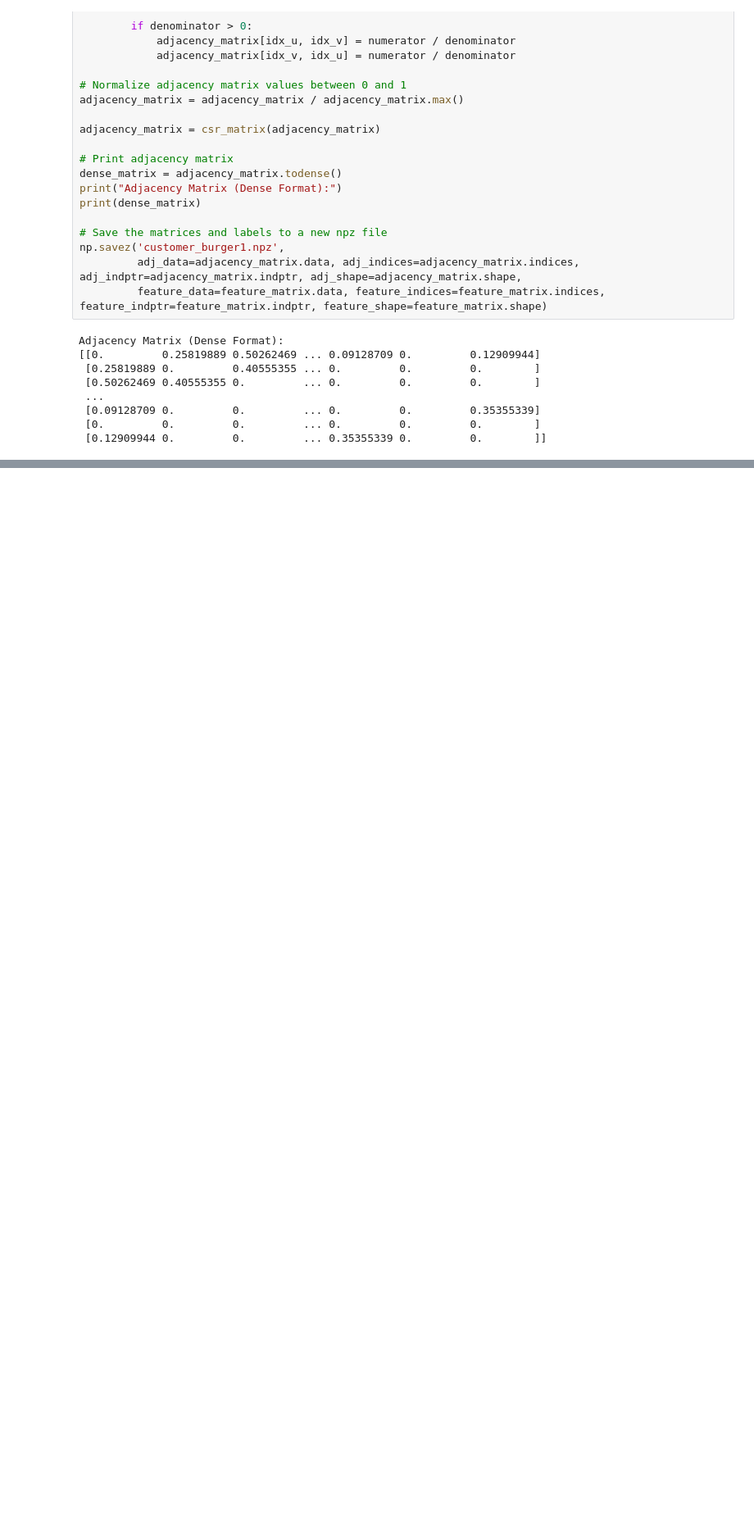
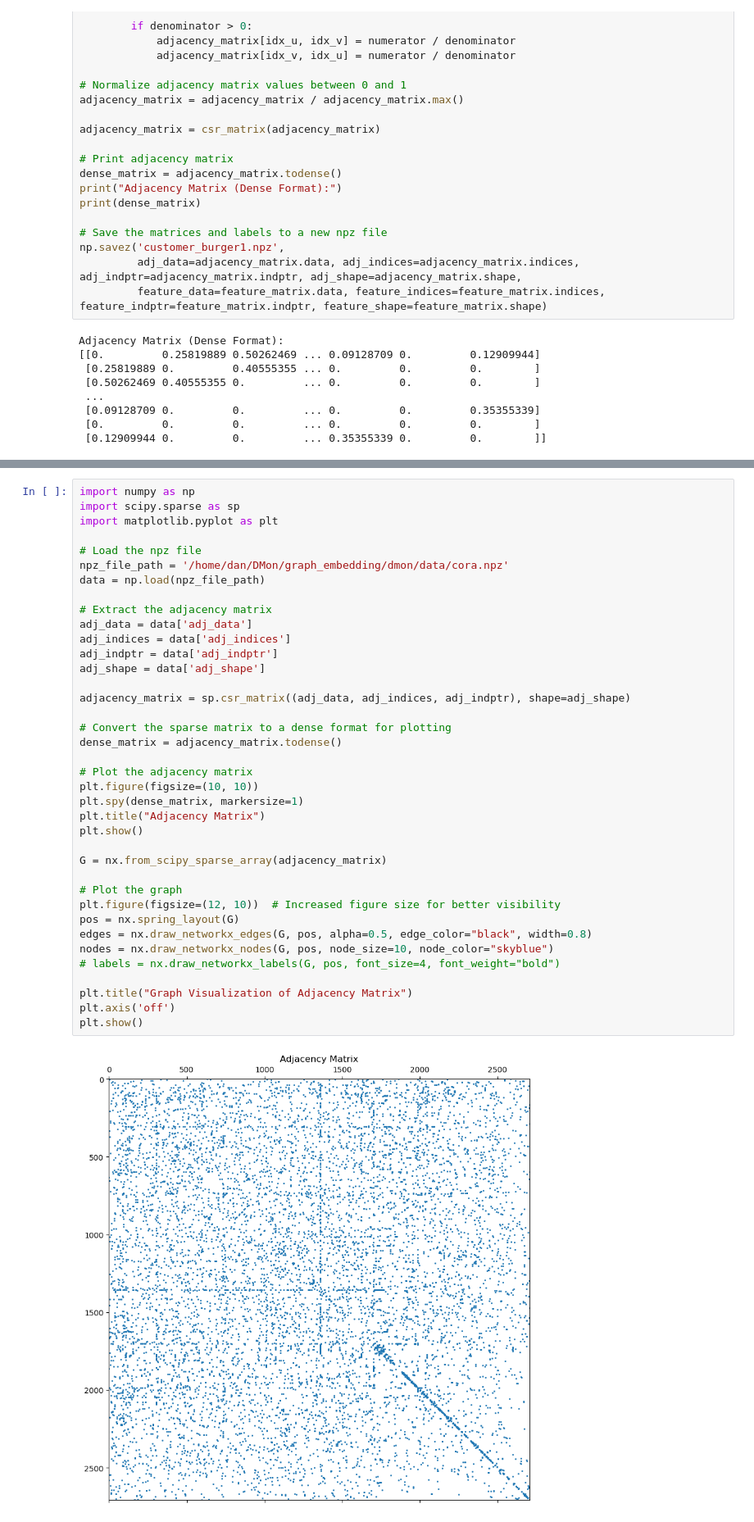
Before and after one commit to DanialNejad/DMon, a Jupyter notebook: graph_embedding/dmon/test.ipynb, the cells around one changed output, grey strips where cells are left out. Shown at 82% size. Cells and saved outputs as stored; diff of their text form; blank space fills up the shorter version.

```diff
--- a/graph_embedding/dmon/test.ipynb
+++ b/graph_embedding/dmon/test.ipynb
@@ -1269,0 +1594,40 @@ plt.show()
+# %%
+import numpy as np
+import scipy.sparse as sp
+import matplotlib.pyplot as plt
+
+# Load the npz file
+npz_file_path = '/home/dan/DMon/graph_embedding/dmon/data/cora.npz'
+data = np.load(npz_file_path)
+
+# Extract the adjacency matrix
+adj_data = data['adj_data']
+adj_indices = data['adj_indices']
+adj_indptr = data['adj_indptr']
+adj_shape = data['adj_shape']
+
+adjacency_matrix = sp.csr_matrix((adj_data, adj_indices, adj_indptr), shape=adj_shape)
+
+# Convert the sparse matrix to a dense format for plotting
+dense_matrix = adjacency_matrix.todense()
+
+# Plot the adjacency matrix
+plt.figure(figsize=(10, 10))
+plt.spy(dense_matrix, markersize=1)
+plt.title("Adjacency Matrix")
+plt.show()
+
+G = nx.from_scipy_sparse_array(adjacency_matrix)
+
+# Plot the graph
+plt.figure(figsize=(12, 10))  # Increased figure size for better visibility
+pos = nx.spring_layout(G)
+edges = nx.draw_networkx_edges(G, pos, alpha=0.5, edge_color="black", width=0.8)
+nodes = nx.draw_networkx_nodes(G, pos, node_size=10, node_color="skyblue")
+# labels = nx.draw_networkx_labels(G, pos, font_size=4, font_weight="bold")
+
+plt.title("Graph Visualization of Adjacency Matrix")
+plt.axis('off')
+plt.show()
+# %% [output]
+[figure, added]
```
Also changed, not shown: parts of 5 cells of this notebook, 2 other files.
